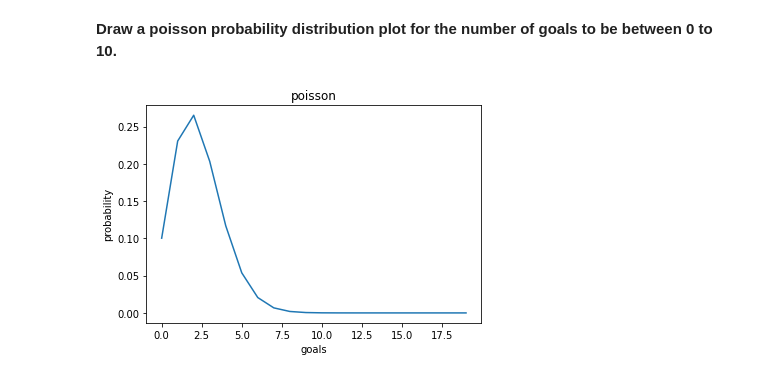
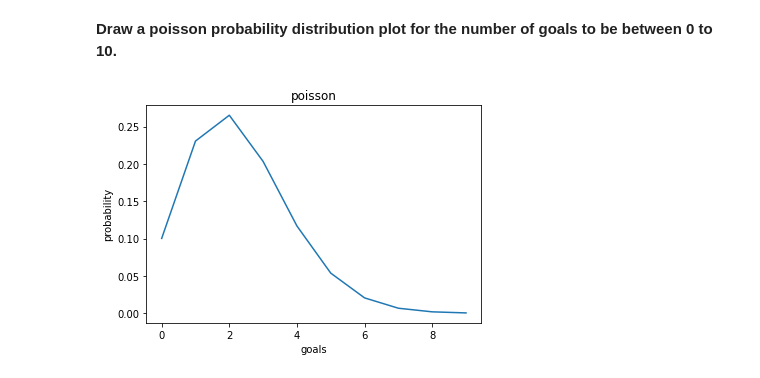
Before and after one commit to Ironhack-Data-Madrid-Marzo-2022/6.1-lab-discrete-probability-distributions, a Jupyter notebook: your-code/main.ipynb, the cells around one changed output. Drawn from its saved outputs; the diff is of its cells as text; code cells hidden in the pictures.

```diff
--- a/your-code/main.ipynb
+++ b/your-code/main.ipynb
@@ -120,15 +120,15 @@ poisson.pmf(5,2.3)
 **Draw a poisson probability distribution plot for the number of goals to be between 0 to 10.**
 # %%
 # your code here
-x=[i for i in range(20)]
+x=[i for i in range(10)]
 y=[poisson.pmf(x, 2.3) for x in x]
 
 pylab.plot(x, y)
 pylab.xlabel('goals')
 pylab.ylabel('probability')
 pylab.title('poisson')
 pylab.show()
 
 # Please label the axes and give a title to the plot
 # %% [output]
-[figure, old version]
+[figure, new version]
```
Also changed, not shown: parts of 2 cells of this notebook.
